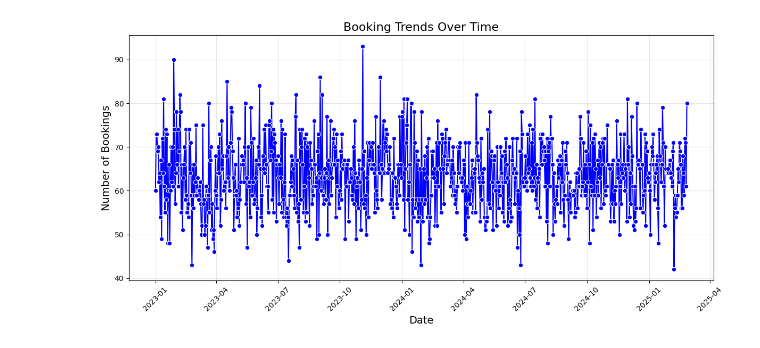
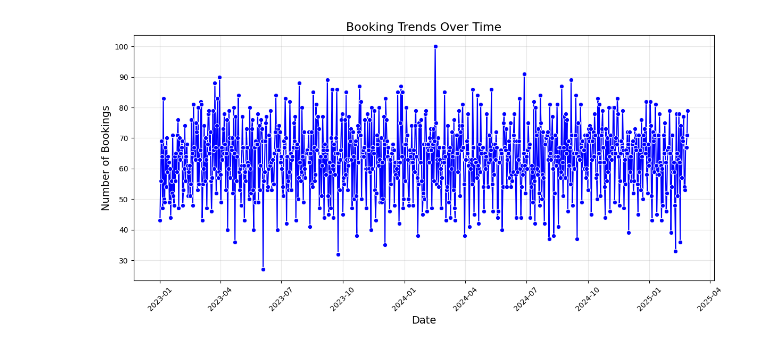
Before and after one commit to Vae2002/AML-WDB-Sem5, a Jupyter notebook: EDA_1.ipynb, the cells around one changed output. Saved outputs shown, nothing was run; the diff lists cells and outputs as text; code cells hidden in the pictures.

```diff
--- a/EDA_1.ipynb
+++ b/EDA_1.ipynb
@@ -210,26 +236,26 @@ plt.show()
 # %%
-daily_bookings = history_data.groupby(history_data['datetime'].dt.date).size()
+daily_bookings = history_data.groupby(history_data['booking_time'].dt.date).size()
 
 # Convert the result to a DataFrame for better manipulation
 daily_bookings = daily_bookings.reset_index(name='num_bookings')
-daily_bookings.rename(columns={'datetime': 'date'}, inplace=True)
+daily_bookings.rename(columns={'booking_time': 'date'}, inplace=True)
 
 # Plotting the data
 plt.figure(figsize=(12, 6))
 sns.lineplot(data=daily_bookings, x='date', y='num_bookings', marker='o', color='b')
 
 # Customize the plot
 plt.title('Booking Trends Over Time', fontsize=16)
 plt.xlabel('Date', fontsize=14)
 plt.ylabel('Number of Bookings', fontsize=14)
 plt.xticks(rotation=45)
 plt.grid(alpha=0.3)
 
 # Show the plot
 plt.tight_layout()
 plt.show()
 # %% [output]
-[figure, old version]
+[figure, new version]
 # %%
 # Merge the private parking data with landlord data
 private_parking_landlord = pd.merge(private_parking_data, landlord_data, on='landlord_id')
```
Also changed, not shown: parts of 14 cells of this notebook.
